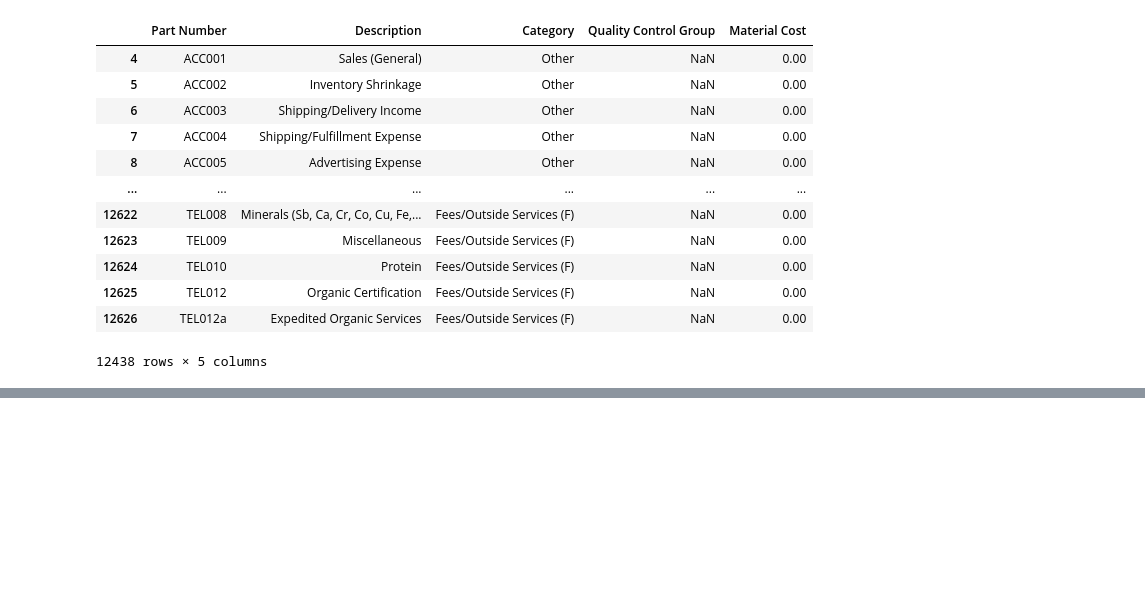
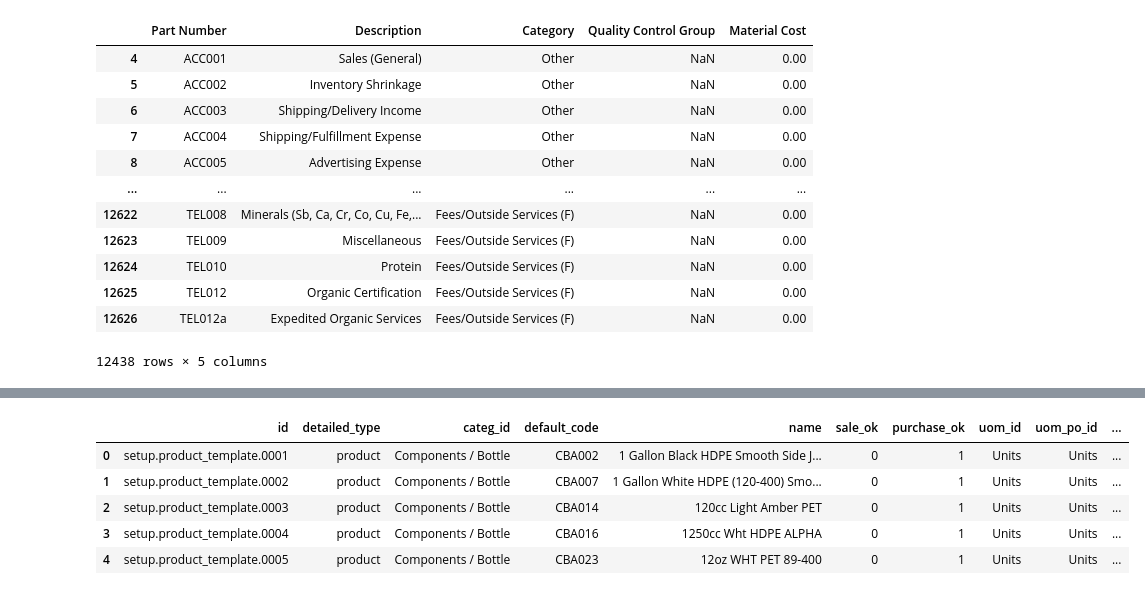
Before and after one commit to masterTrooperMx/PY_notebooks, a Jupyter notebook: catalyst/data/test_loader.ipynb, the cells around one changed output, grey strips where cells are left out. Saved outputs shown, nothing was run; the diff lists cells and outputs as text; code cells hidden in the pictures; blank space fills up the shorter version.

```diff
--- a/catalyst/data/test_loader.ipynb
+++ b/catalyst/data/test_loader.ipynb
@@ -195,0 +311,9 @@ df_filtered.to_csv('filtered_nonas_cols_code.csv', index=False)
+# %%
+df_inventory.head()
+# %% [output]
+|  | id | detailed_type | categ_id | default_code | name | sale_ok | purchase_ok | uom_id | uom_po_id | ... |
+| 0 | setup.product_template.0001 | product | Components / Bottle | CBA002 | 1 Gallon Black HDPE Smooth Side J... | 0 | 1 | Units | Units | ... |
+| 1 | setup.product_template.0002 | product | Components / Bottle | CBA007 | 1 Gallon White HDPE (120-400) Smo... | 0 | 1 | Units | Units | ... |
+| 2 | setup.product_template.0003 | product | Components / Bottle | CBA014 | 120cc Light Amber PET | 0 | 1 | Units | Units | ... |
+| 3 | setup.product_template.0004 | product | Components / Bottle | CBA016 | 1250cc Wht HDPE ALPHA | 0 | 1 | Units | Units | ... |
+| 4 | setup.product_template.0005 | product | Components / Bottle | CBA023 | 12oz WHT PET 89-400 | 0 | 1 | Units | Units | ... |
```
Also changed, not shown: parts of 11 cells of this notebook, 1 other file.
